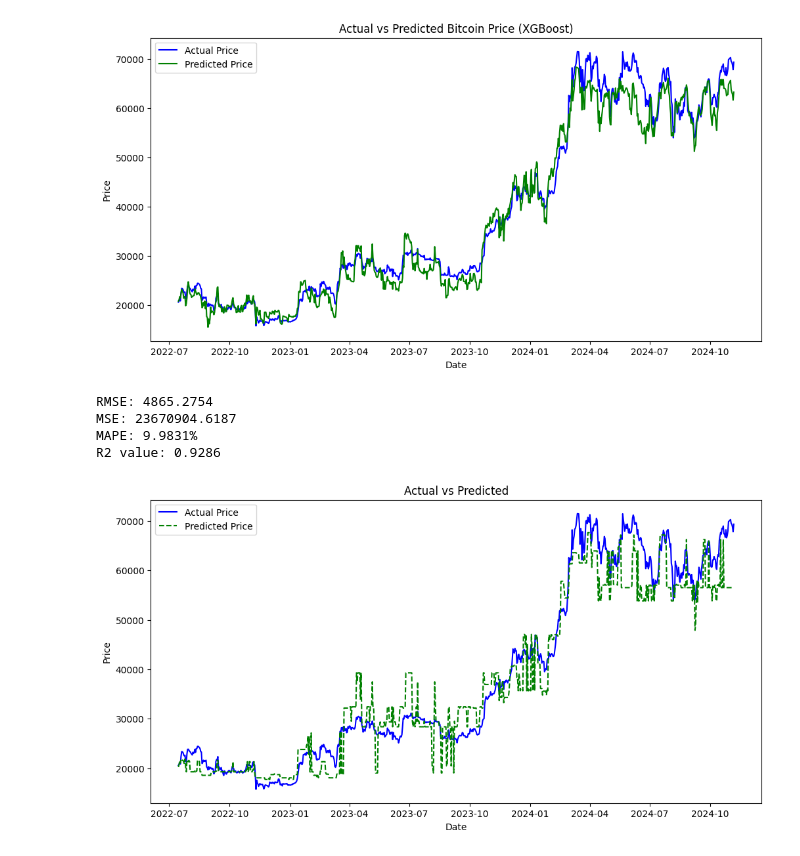
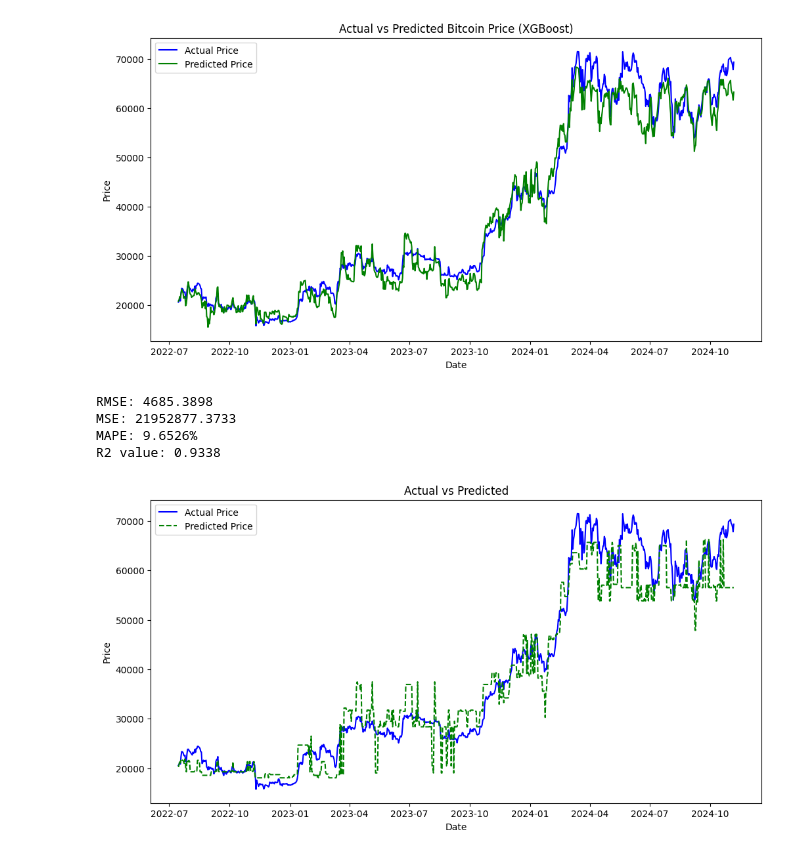
Before and after one commit to SaiTejaBorgam/Data-Science-Project, a Jupyter notebook: Project code.ipynb, the cells around one changed output. Cells and saved outputs as stored; diff of their text form; code cells hidden in the pictures.

```diff
--- a/Project code.ipynb
+++ b/Project code.ipynb
@@ -828,37 +780,41 @@ y = Bitcoin_TI[target]
 
 X_train, X_test, y_train, y_test = train_test_split(X, y, test_size=0.2, shuffle=False)
 
+imputer = SimpleImputer(strategy='mean')
+X_train_nonan = imputer.fit_transform(X_train)
+X_test_nonan = imputer.transform(X_test)
+
 scaler = StandardScaler()
-X_train_scaled = scaler.fit_transform(X_train)
-X_test_scaled = scaler.transform(X_test)
+X_train_scaled = scaler.fit_transform(X_train_nonan)
+X_test_scaled = scaler.transform(X_test_nonan)
 
 model = DecisionTreeRegressor(random_state=10) #using all default values
 model.fit(X_train_scaled, y_train)
 
 y_pred = model.predict(X_test_scaled)
 
 mse = mean_squared_error(y_test, y_pred)
 mae = mean_absolute_error(y_test, y_pred)
 r2 = r2_score(y_test, y_pred)
 rmse = np.sqrt(mse)
 mape = np.mean(np.abs((y_test - y_pred) / y_test)) * 100
 
 print(f"RMSE: {rmse:.4f}")
 print(f"MSE: {mse:.4f}")
 print(f"MAPE: {mape:.4f}%")
 print(f"R2 value: {r2:.4f}")
 
 plt.figure(figsize=(12, 6))
 plt.plot(y_test.index, y_test, label="Actual Price", color='blue')
 plt.plot(y_test.index, y_pred, label="Predicted Price", linestyle='--', color='green')
 plt.title('Actual vs Predicted')
 plt.xlabel('Date')
 plt.ylabel('Price')
 plt.legend()
 plt.show()
 # %% [output]
-RMSE: 4865.2754
-MSE: 23670904.6187
-MAPE: 9.9831%
-R2 value: 0.9286
+RMSE: 4685.3898
+MSE: 21952877.3733
+MAPE: 9.6526%
+R2 value: 0.9338
-[figure, old version]
+[figure, new version]
```
Also changed, not shown: parts of 8 cells of this notebook.
